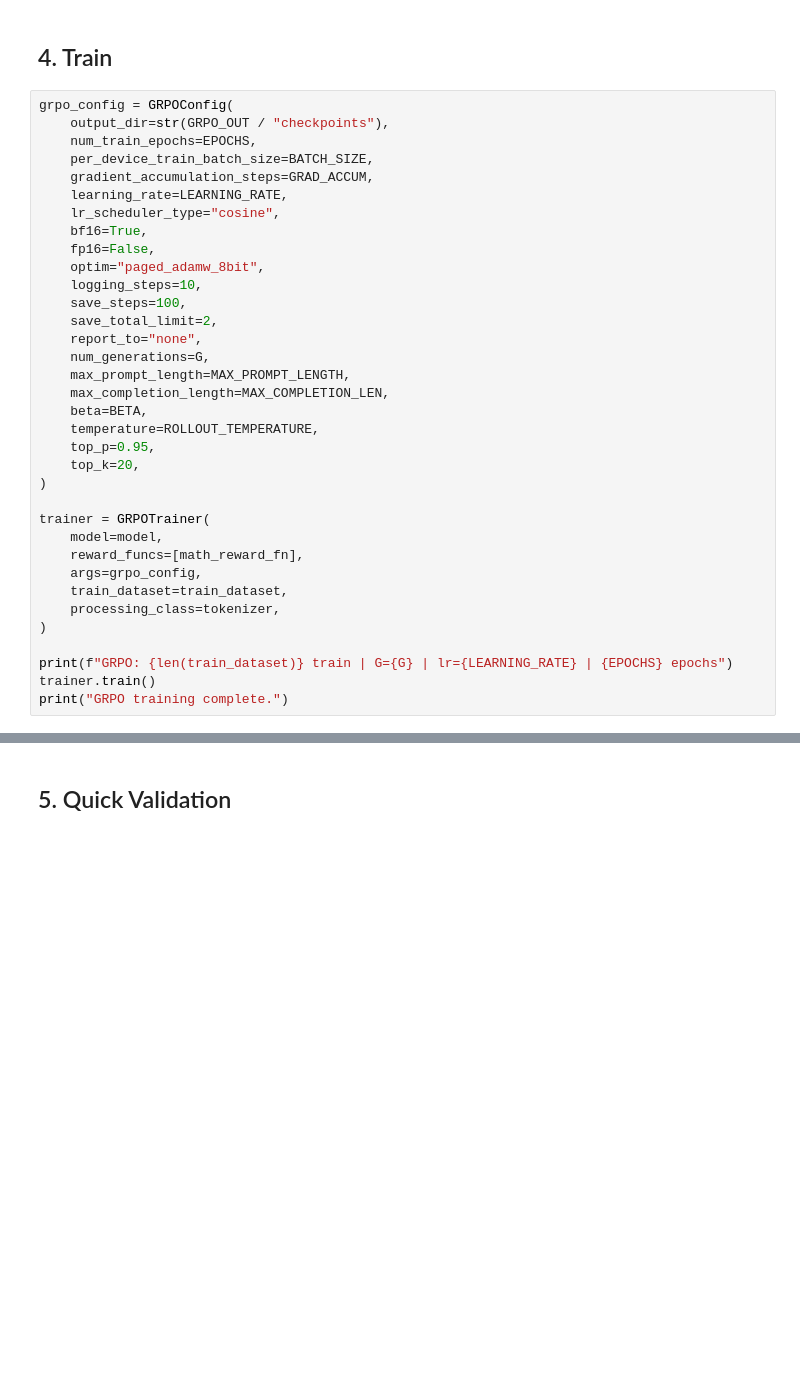
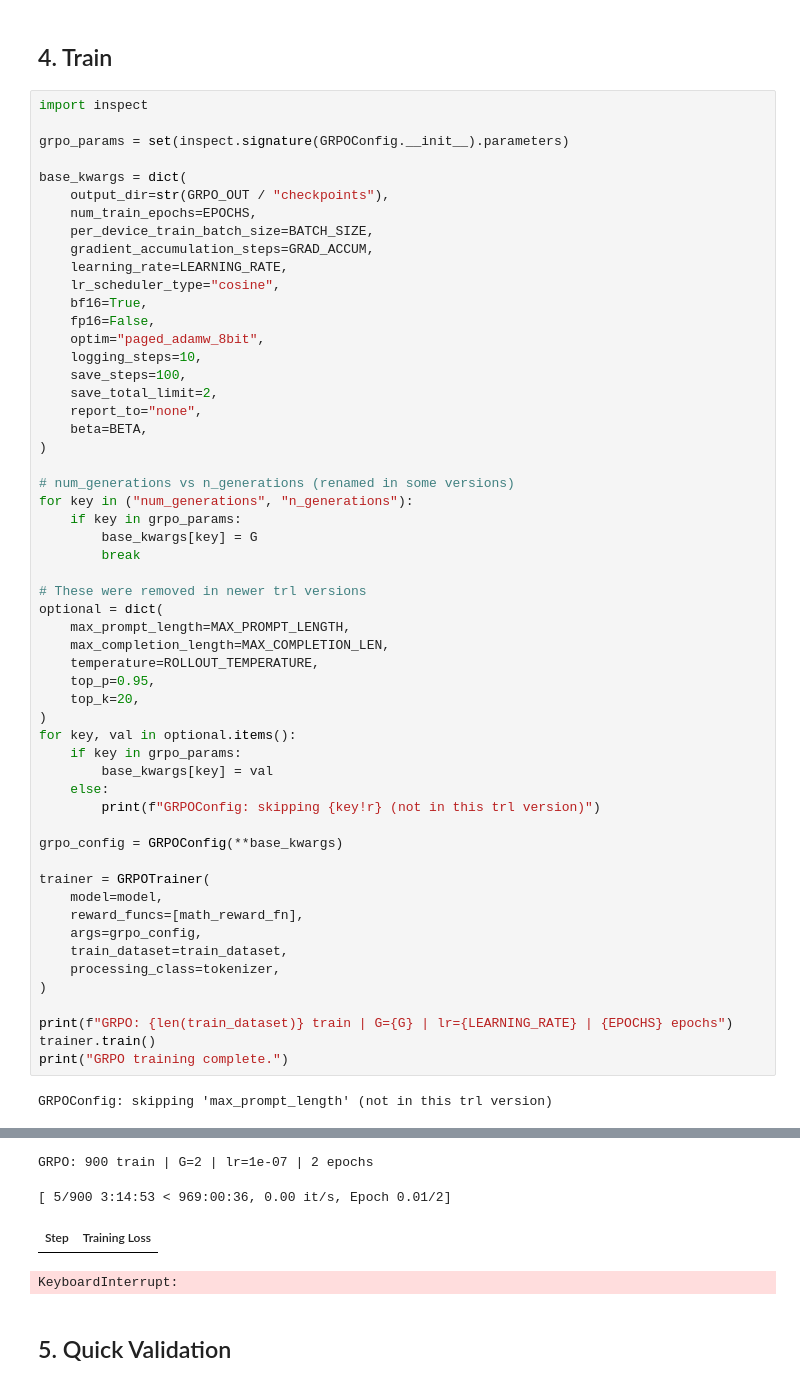
Before and after one commit to sardorsob/math-qa-llm, a Jupyter notebook: notebooks/04_grpo_train.ipynb, the cells around one changed output, grey strips where cells are left out. Drawn from its saved outputs; the diff is of its cells as text; blank space fills up the shorter version.

```diff
--- a/notebooks/04_grpo_train.ipynb
+++ b/notebooks/04_grpo_train.ipynb
@@ -245,7 +253,11 @@ print(f"VRAM: {torch.cuda.memory_allocated() / 1e9:.2f} GB")
 # %% [markdown]
 ## 4. Train
 # %%
-grpo_config = GRPOConfig(
+import inspect
+
+grpo_params = set(inspect.signature(GRPOConfig.__init__).parameters)
+
+base_kwargs = dict(
     output_dir=str(GRPO_OUT / "checkpoints"),
     num_train_epochs=EPOCHS,
     per_device_train_batch_size=BATCH_SIZE,
@@ -259,14 +271,30 @@ grpo_config = GRPOConfig(
     save_steps=100,
     save_total_limit=2,
     report_to="none",
-    num_generations=G,
+    beta=BETA,
+)
+
+# num_generations vs n_generations (renamed in some versions)
+for key in ("num_generations", "n_generations"):
+    if key in grpo_params:
+        base_kwargs[key] = G
+        break
+
+# These were removed in newer trl versions
+optional = dict(
     max_prompt_length=MAX_PROMPT_LENGTH,
     max_completion_length=MAX_COMPLETION_LEN,
-    beta=BETA,
     temperature=ROLLOUT_TEMPERATURE,
     top_p=0.95,
     top_k=20,
 )
+for key, val in optional.items():
+    if key in grpo_params:
+        base_kwargs[key] = val
+    else:
+        print(f"GRPOConfig: skipping {key!r} (not in this trl version)")
+
+grpo_config = GRPOConfig(**base_kwargs)
 
 trainer = GRPOTrainer(
     model=model,
@@ -279,3 +307,5 @@ trainer = GRPOTrainer(
 print(f"GRPO: {len(train_dataset)} train | G={G} | lr={LEARNING_RATE} | {EPOCHS} epochs")
 trainer.train()
 print("GRPO training complete.")
+# %% [output]
+GRPOConfig: skipping 'max_prompt_length' (not in this trl version)
@@ -282,3 +313,7 @@ print("GRPO training complete.")
+GRPO: 900 train | G=2 | lr=1e-07 | 2 epochs
+[ 5/900 3:14:53 < 969:00:36, 0.00 it/s, Epoch 0.01/2]
+| Step | Training Loss |
+KeyboardInterrupt:
 # %% [markdown]
 ## 5. Quick Validation
 # %%
```
Also changed, not shown: parts of 7 cells of this notebook, 9 other files.
